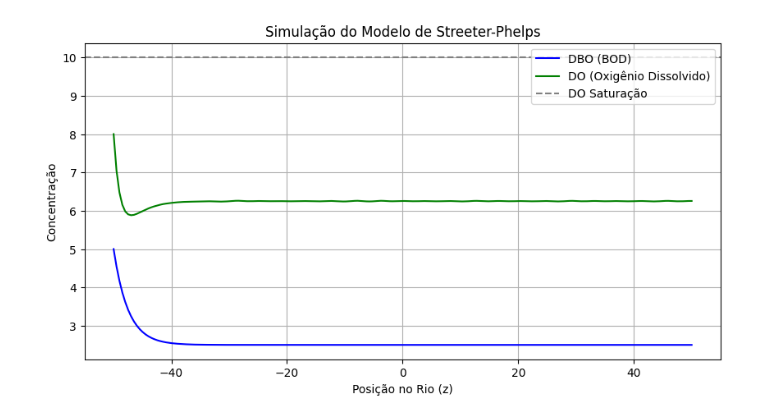
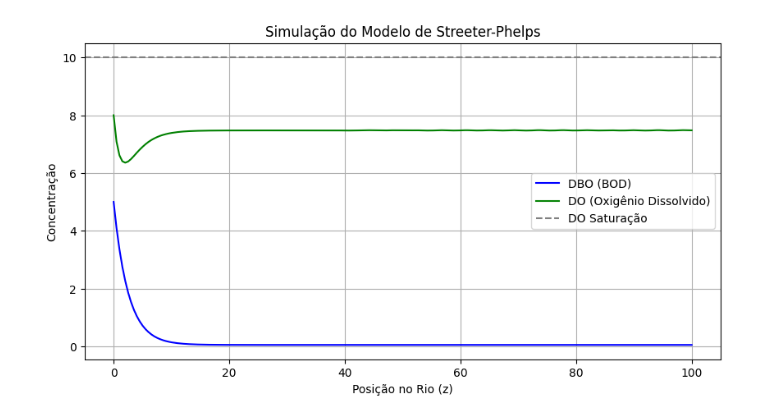
Before and after one commit to arbcaio/metodos, a Jupyter notebook: sim.ipynb, the cells around one changed output. Saved outputs shown, nothing was run; the diff lists cells and outputs as text; code cells hidden in the pictures.

```diff
--- a/sim.ipynb
+++ b/sim.ipynb
@@ -9,39 +9,39 @@ K = 0.1      # Coeficiente de difusão
 k1 = 0.2     # Taxa de consumo de oxigênio pela DBO
 k2 = 0.3     # Taxa de reaeração
 k3 = 0.1     # Taxa de decomposição da DBO
-Ba = 0.5     # Entrada de poluição
+Ba = 0.01     # Entrada de poluição
 Ds = 10.0    # Nível de saturação do oxigênio dissolvido
 c = 0.5      # Velocidade da onda viajante
 
 # Sistema de equações diferenciais transformado
 def streeter_phelps(z, Y):
     B, D = Y  # Separando as variáveis
-    dBdz = (K * (-B) - k3 * B + Ba) / c # K * -B é o termo de difusão da Demanda Bioquímica de Oxigênio (DBO); -k3 * B é a decomposição da matéria orgânica na DBO; Ba é a entrada contínua de poluição no sistema
-    dDdz = (K * (-D) - k1 * B + k2 * (Ds - D)) / c # K * -D é o termo de difusão
+    dBdz = (K * (-B) - k3 * B + Ba) / c
+    dDdz = (K * (-D) - k1 * B + k2 * (Ds - D)) / c
     return [dBdz, dDdz]
 
 # Condições iniciais
 B0 = 5.0   # Concentração inicial de DBO
 D0 = 8.0   # Concentração inicial de DO
 Y0 = [B0, D0]
 
 # Intervalo de solução
-z_span = (-50, 50)  # Simulamos a solução ao longo do espaço
+z_span = (0, 100)  # Simulamos a solução ao longo do espaço
 z_eval = np.linspace(z_span[0], z_span[1], 200)
 
 # Resolver o sistema de equações
 dados = solve_ivp(streeter_phelps, z_span, Y0, t_eval=z_eval, method='RK45')
 
 # Plotar os resultados
 plt.figure(figsize=(10, 5))
 plt.plot(dados.t, dados.y[0], label='DBO (BOD)', color='b')
 plt.plot(dados.t, dados.y[1], label='DO (Oxigênio Dissolvido)', color='g')
 plt.axhline(Ds, linestyle='--', color='gray', label='DO Saturação')
 plt.xlabel('Posição no Rio (z)')
 plt.ylabel('Concentração')
 plt.legend()
 plt.title('Simulação do Modelo de Streeter-Phelps')
 plt.grid()
 plt.show()
 # %% [output]
-[figure, old version]
+[figure, new version]
```
